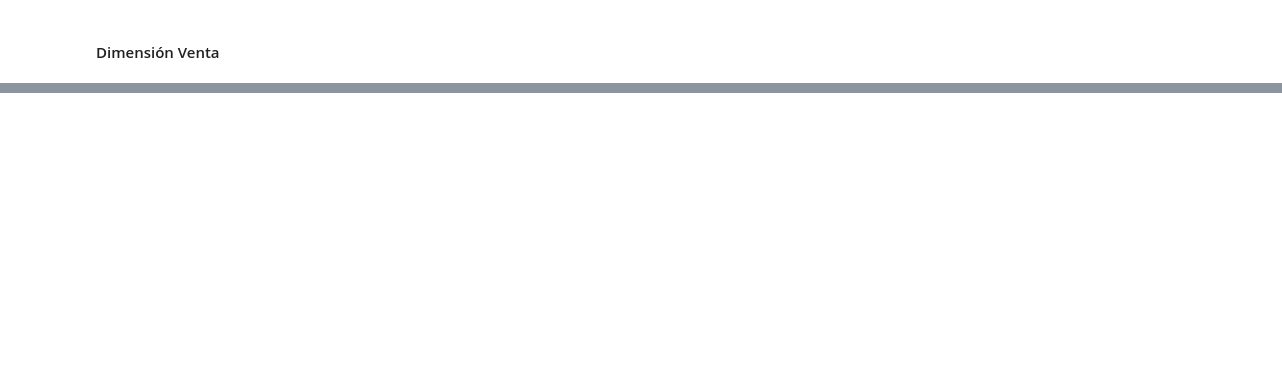
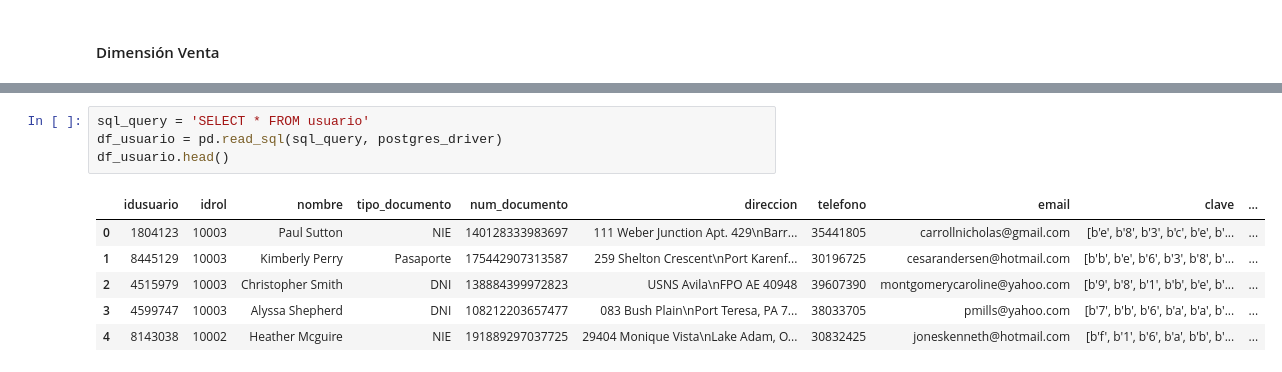
Before and after one commit to luistunag/Proyecto_Final, a Jupyter notebook: Data_Warehouse.ipynb, the cells around one changed output, grey strips where cells are left out. Saved outputs shown, nothing was run; the diff lists cells and outputs as text; blank space fills up the shorter version.

```diff
--- a/Data_Warehouse.ipynb
+++ b/Data_Warehouse.ipynb
@@ -127,0 +197,11 @@ dimArticulo.head()
+# %%
+sql_query = 'SELECT * FROM usuario'
+df_usuario = pd.read_sql(sql_query, postgres_driver)
+df_usuario.head()
+# %% [output]
+|  | idusuario | idrol | nombre | tipo_documento | num_documento | direccion | telefono | email | clave | ... |
+| 0 | 1804123 | 10003 | Paul Sutton | NIE | 140128333983697 | 111 Weber Junction Apt. 429\nBarr... | 35441805 | carrollnicholas@gmail.com | [b'e', b'8', b'3', b'c', b'e', b'... | ... |
+| 1 | 8445129 | 10003 | Kimberly Perry | Pasaporte | 175442907313587 | 259 Shelton Crescent\nPort Karenf... | 30196725 | cesarandersen@hotmail.com | [b'b', b'e', b'6', b'3', b'8', b'... | ... |
+| 2 | 4515979 | 10003 | Christopher Smith | DNI | 138884399972823 | USNS Avila\nFPO AE 40948 | 39607390 | montgomerycaroline@yahoo.com | [b'9', b'8', b'1', b'b', b'e', b'... | ... |
+| 3 | 4599747 | 10003 | Alyssa Shepherd | DNI | 108212203657477 | 083 Bush Plain\nPort Teresa, PA 7... | 38033705 | pmills@yahoo.com | [b'7', b'b', b'6', b'a', b'a', b'... | ... |
+| 4 | 8143038 | 10002 | Heather Mcguire | NIE | 191889297037725 | 29404 Monique Vista\nLake Adam, O... | 30832425 | joneskenneth@hotmail.com | [b'f', b'1', b'6', b'a', b'b', b'... | ... |
```
Also changed, not shown: parts of 34 cells of this notebook.
